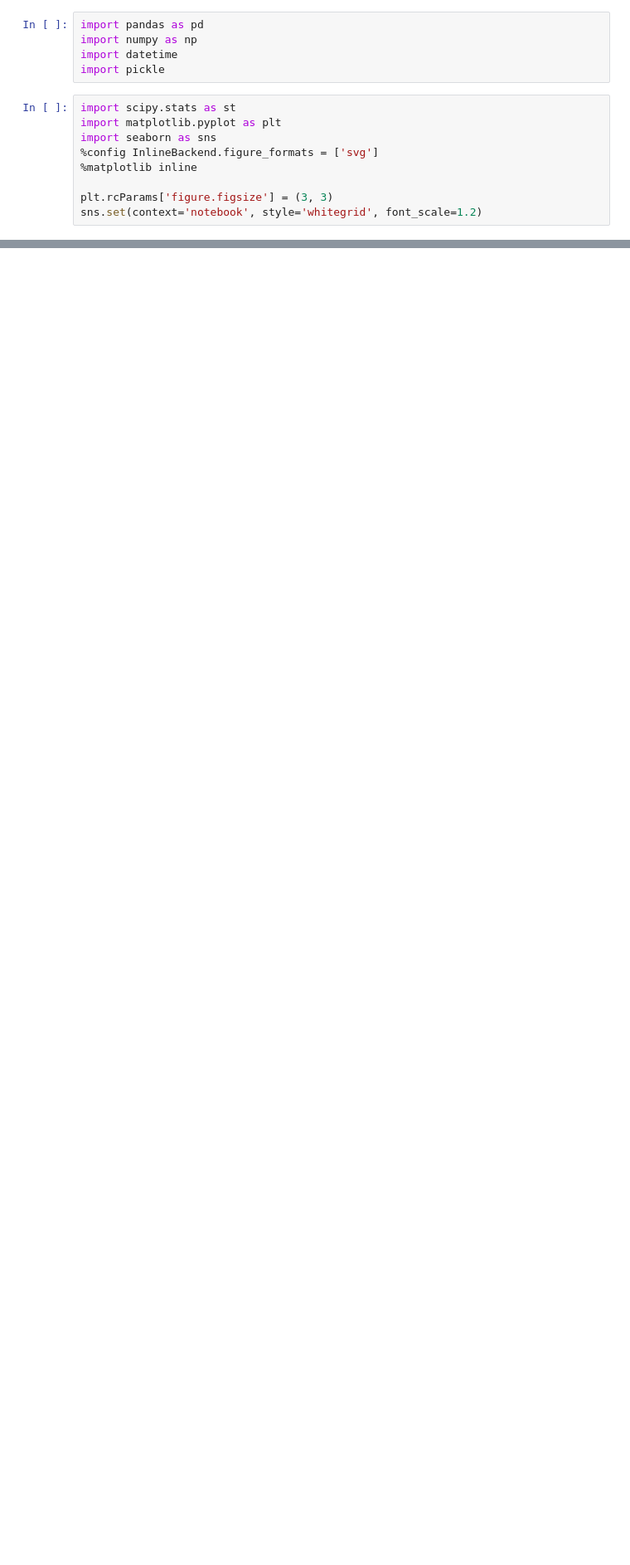
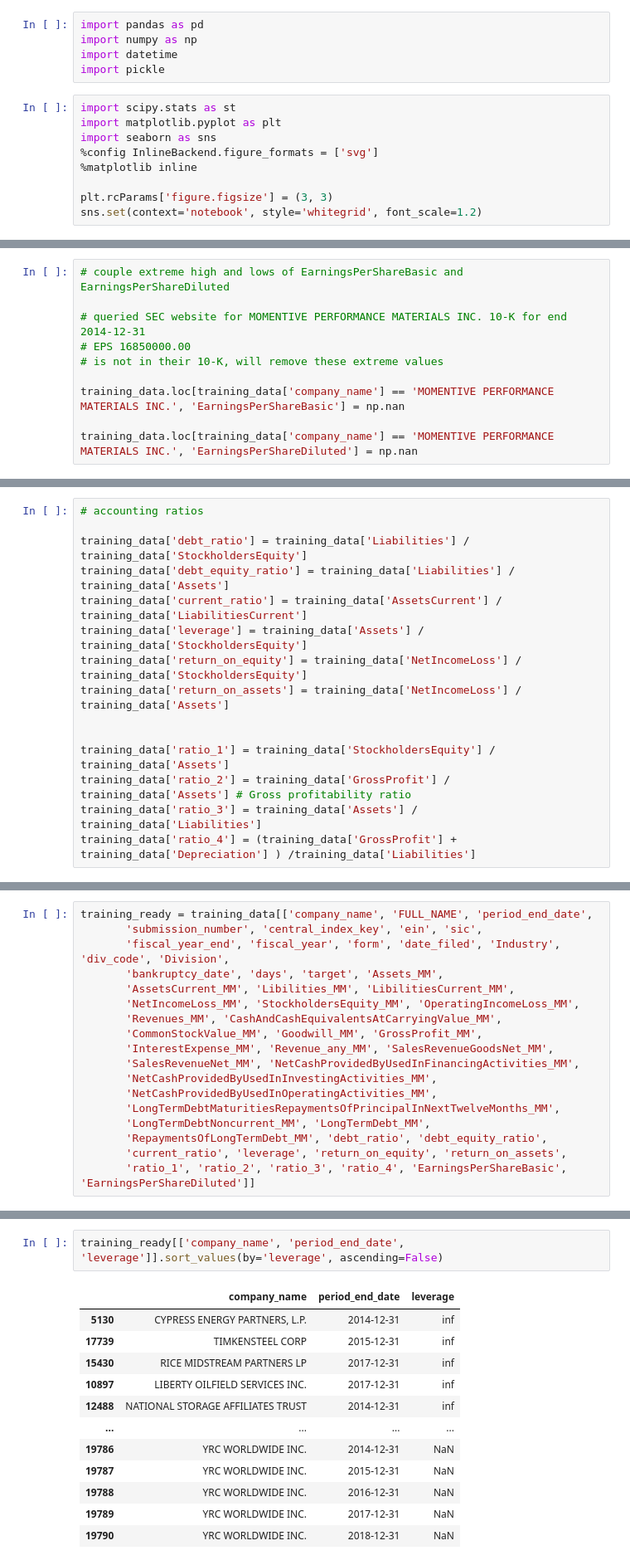
Before and after one commit to AmyB47/bankruptcy_2020, a Jupyter notebook: code/08_EDA_training_data.ipynb, the cells around one changed output, grey strips where cells are left out. Shown at 83% size. Saved outputs shown, nothing was run; the diff lists cells and outputs as text; blank space fills up the shorter version.

Commit message:
Add accounting ratio calculations

```diff
--- a/code/08_EDA_training_data.ipynb
+++ b/code/08_EDA_training_data.ipynb
@@ -280,0 +123,10 @@ with open('model_data_new.pickle', 'wb') as to_write:
+# %%
+# couple extreme high and lows of EarningsPerShareBasic and EarningsPerShareDiluted
+
+# queried SEC website for MOMENTIVE PERFORMANCE MATERIALS INC. 10-K for end 2014-12-31
+# EPS 16850000.00
+# is not in their 10-K, will remove these extreme values
+
+training_data.loc[training_data['company_name'] == 'MOMENTIVE PERFORMANCE MATERIALS INC.', 'EarningsPerShareBasic'] = np.nan
+
+training_data.loc[training_data['company_name'] == 'MOMENTIVE PERFORMANCE MATERIALS INC.', 'EarningsPerShareDiluted'] = np.nan
@@ -280,0 +193,15 @@ with open('model_data_new.pickle', 'wb') as to_write:
+# %%
+# accounting ratios
+
+training_data['debt_ratio'] = training_data['Liabilities'] / training_data['StockholdersEquity']
+training_data['debt_equity_ratio'] = training_data['Liabilities'] / training_data['Assets']
+training_data['current_ratio'] = training_data['AssetsCurrent'] / training_data['LiabilitiesCurrent']
+training_data['leverage'] = training_data['Assets'] / training_data['StockholdersEquity']
+training_data['return_on_equity'] = training_data['NetIncomeLoss'] / training_data['StockholdersEquity']
+training_data['return_on_assets'] = training_data['NetIncomeLoss'] / training_data['Assets']
+
+
+training_data['ratio_1'] = training_data['StockholdersEquity'] / training_data['Assets']
+training_data['ratio_2'] = training_data['GrossProfit'] / training_data['Assets'] # Gross profitability ratio
+training_data['ratio_3'] = training_data['Assets'] / training_data['Liabilities']
+training_data['ratio_4'] = (training_data['GrossProfit'] + training_data['Depreciation'] ) /training_data['Liabilities']
@@ -280,0 +232,18 @@ with open('model_data_new.pickle', 'wb') as to_write:
+# %%
+training_ready = training_data[['company_name', 'FULL_NAME', 'period_end_date',
+       'submission_number', 'central_index_key', 'ein', 'sic',
+       'fiscal_year_end', 'fiscal_year', 'form', 'date_filed', 'Industry', 'div_code', 'Division',
+       'bankruptcy_date', 'days', 'target', 'Assets_MM',
+       'AssetsCurrent_MM', 'Libilities_MM', 'LibilitiesCurrent_MM',
+       'NetIncomeLoss_MM', 'StockholdersEquity_MM', 'OperatingIncomeLoss_MM',
+       'Revenues_MM', 'CashAndCashEquivalentsAtCarryingValue_MM',
+       'CommonStockValue_MM', 'Goodwill_MM', 'GrossProfit_MM',
+       'InterestExpense_MM', 'Revenue_any_MM', 'SalesRevenueGoodsNet_MM',
+       'SalesRevenueNet_MM', 'NetCashProvidedByUsedInFinancingActivities_MM',
+       'NetCashProvidedByUsedInInvestingActivities_MM',
+       'NetCashProvidedByUsedInOperatingActivities_MM',
+       'LongTermDebtMaturitiesRepaymentsOfPrincipalInNextTwelveMonths_MM',
+       'LongTermDebtNoncurrent_MM', 'LongTermDebt_MM',
+       'RepaymentsOfLongTermDebt_MM', 'debt_ratio', 'debt_equity_ratio',
+       'current_ratio', 'leverage', 'return_on_equity', 'return_on_assets',
+       'ratio_1', 'ratio_2', 'ratio_3', 'ratio_4', 'EarningsPerShareBasic', 'EarningsPerShareDiluted']]
@@ -280,0 +292,15 @@ with open('model_data_new.pickle', 'wb') as to_write:
+# %%
+training_ready[['company_name', 'period_end_date', 'leverage']].sort_values(by='leverage', ascending=False)
+# %% [output]
+|  | company_name | period_end_date | leverage |
+| 5130 | CYPRESS ENERGY PARTNERS, L.P. | 2014-12-31 | inf |
+| 17739 | TIMKENSTEEL CORP | 2015-12-31 | inf |
+| 15430 | RICE MIDSTREAM PARTNERS LP | 2017-12-31 | inf |
+| 10897 | LIBERTY OILFIELD SERVICES INC. | 2017-12-31 | inf |
+| 12488 | NATIONAL STORAGE AFFILIATES TRUST | 2014-12-31 | inf |
+| ... | ... | ... | ... |
+| 19786 | YRC WORLDWIDE INC. | 2014-12-31 | NaN |
+| 19787 | YRC WORLDWIDE INC. | 2015-12-31 | NaN |
+| 19788 | YRC WORLDWIDE INC. | 2016-12-31 | NaN |
+| 19789 | YRC WORLDWIDE INC. | 2017-12-31 | NaN |
+| 19790 | YRC WORLDWIDE INC. | 2018-12-31 | NaN |
```
Also changed, not shown: parts of 62 cells of this notebook.
